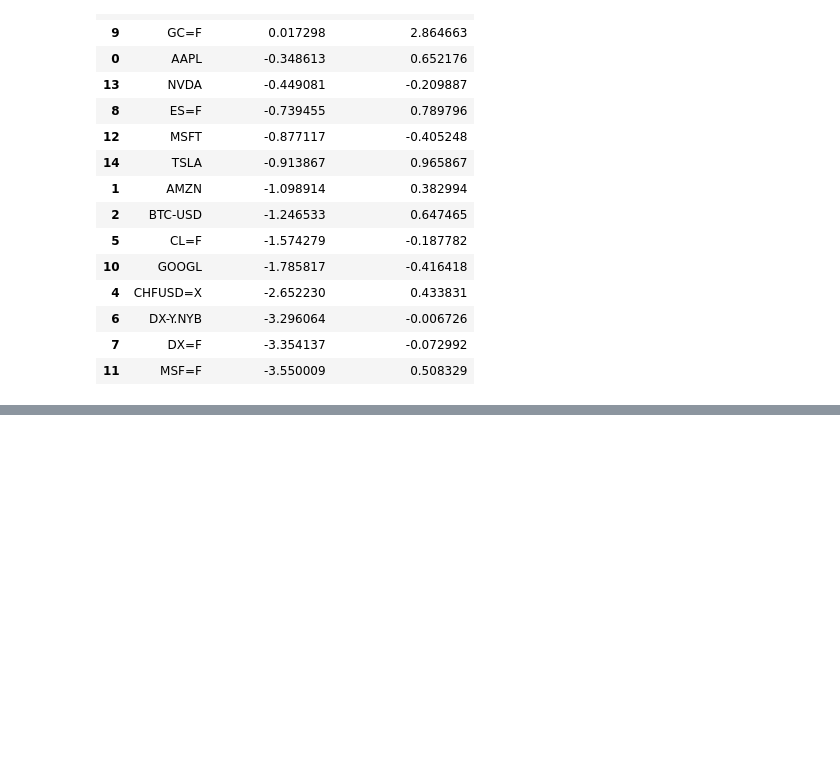
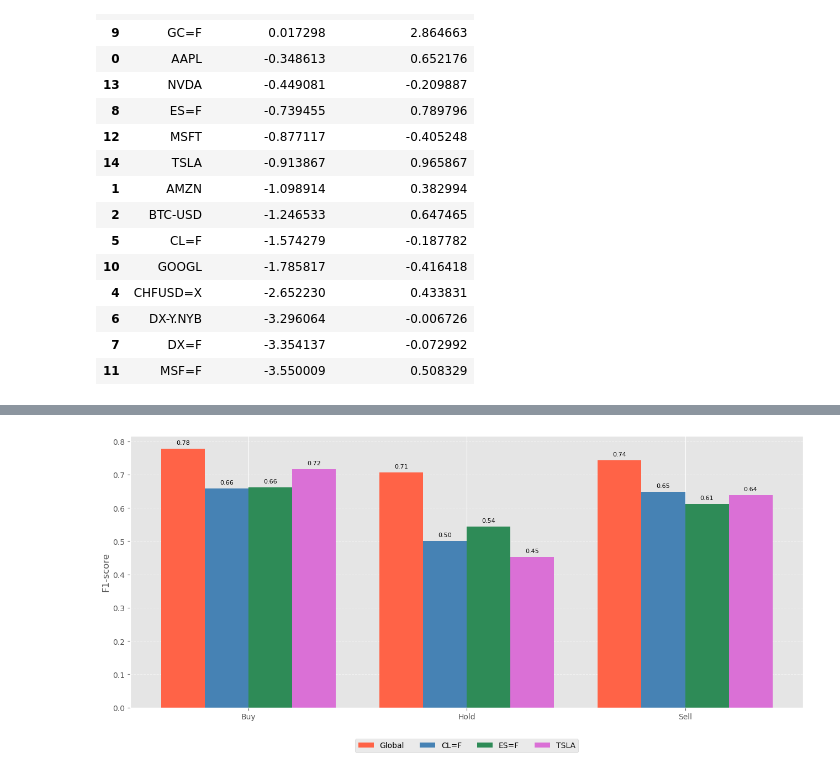
Before and after one commit to fdu11235/REPFS25, a Jupyter notebook: stats_notebook.ipynb, the cells around one changed output, grey strips where cells are left out. Drawn from its saved outputs; the diff is of its cells as text; code cells hidden in the pictures; blank space fills up the shorter version.

```diff
--- a/stats_notebook.ipynb
+++ b/stats_notebook.ipynb
@@ -220,0 +464,56 @@ display(df)
+# %%
+import matplotlib.pyplot as plt
+import numpy as np
+
+# Define data based on the LaTeX table
+models = ["Global", "CL=F", "ES=F", "TSLA"]
+labels = ["Buy", "Hold", "Sell"]
+
+# Performance metrics per label for each model
+f1_scores = {
+    "Global": [0.777, 0.706, 0.743],
+    "CL=F": [0.658, 0.500, 0.649],
+    "ES=F": [0.661, 0.543, 0.612],
+    "TSLA": [0.716, 0.453, 0.639]
+}
+
+# Plot settings
+x = np.arange(len(labels))
+bar_width = 0.2
+colors = ['tomato', 'steelblue', 'seagreen', 'orchid']
+
+fig, ax = plt.subplots(figsize=(13, 6))
+
+for i, model in enumerate(models):
+    offset = (i - 1.5) * bar_width
+    ax.bar(x + offset, f1_scores[model], width=bar_width, label=model, color=colors[i])
+
+# Customization
+ax.set_xticks(x)
+ax.set_xticklabels([f"{label}" for label in labels])
+ax.set_ylabel("F1-score")
+ax.legend(loc='upper center', bbox_to_anchor=(0.5, -0.1), ncol=len(models))
+ax.grid(True, axis='y', linestyle='--', alpha=0.6)
+
+# Annotate bars
+def autolabel(bars, offset):
+    for i, bar in enumerate(bars):
+        height = f1_scores[models[offset]][i]
+        ax.annotate(f'{height:.2f}',
+                    xy=(x[i] + (offset - 1.5) * bar_width, height),
+                    xytext=(0, 3),
+                    textcoords="offset points",
+                    ha='center', va='bottom', fontsize=8)
+
+# Annotate bars
+for i, model in enumerate(models):
+    offset = (i - 1.5) * bar_width
+    for j in range(len(labels)):
+        score = f1_scores[model][j]
+        ax.text(x[j] + offset, score + 0.01, f'{score:.2f}', ha='center', va='bottom', fontsize=8)
+
+plt.tight_layout()
+#plt.show()
+plt.savefig("bar_plot_classic_labels.pdf", bbox_inches='tight')
+# %% [output]
+[figure, added]
```
Also changed, not shown: parts of 18 cells of this notebook, 7 other files.
